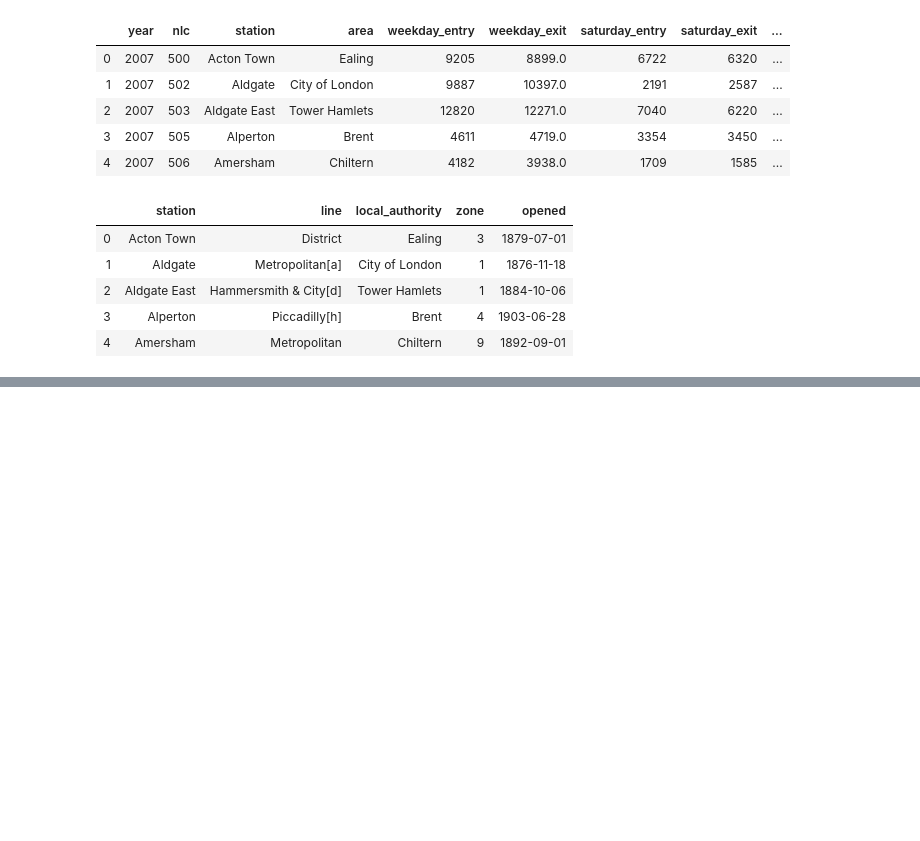
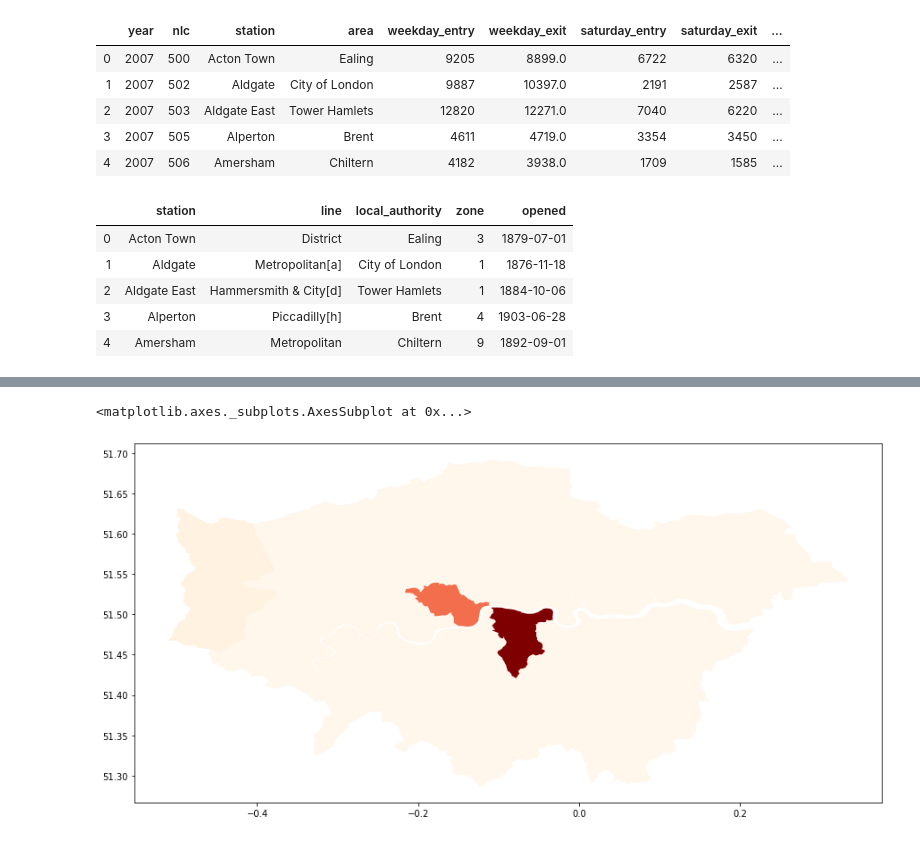
Before and after one commit to jlavileze/citadel-datathon-2020, a Jupyter notebook: analysis/underground.ipynb, the cells around one changed output, grey strips where cells are left out. Saved outputs shown, nothing was run; the diff lists cells and outputs as text; code cells hidden in the pictures; blank space fills up the shorter version.

```diff
--- a/analysis/underground.ipynb
+++ b/analysis/underground.ipynb
@@ -33,0 +48,15 @@ underground_pivot.dropna().to_csv("data/annual_underground_act.csv")
+# %%
+geo_df = gpd.read_file('data/london_boroughs.json')
+# %%
+underground_pca_spatial2 = underground_pca_spatial[underground_pca_spatial.columns[1:]]
+spatial_pca_normalized=(underground_pca_spatial2-underground_pca_spatial2.min())/(underground_pca_spatial2.max()-underground_pca_spatial2.min())
+# %%
+spatial_pca_normalized["Station"] = underground_pca_spatial["Station"]
+# %%
+spatiotemporal_df = geo_df.merge(spatial_pca_normalized, left_on="name", right_on="Station", how="left")
+# %%
+pca_component = "PC2"
+spatiotemporal_df.plot(column=pca_component, figsize=(15,20), cmap='OrRd')
+# %% [output]
+<matplotlib.axes._subplots.AxesSubplot at 0x...>
+[figure, added]
```
Also changed, not shown: parts of 5 cells of this notebook, 10 other files.
